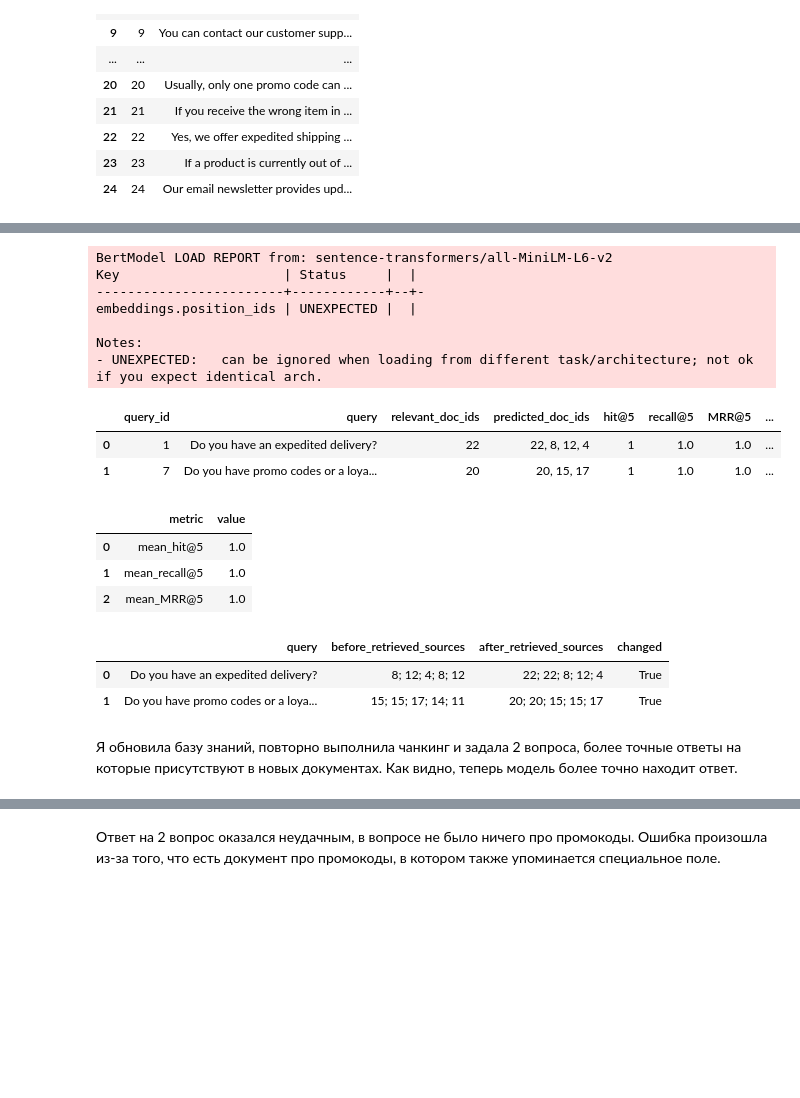
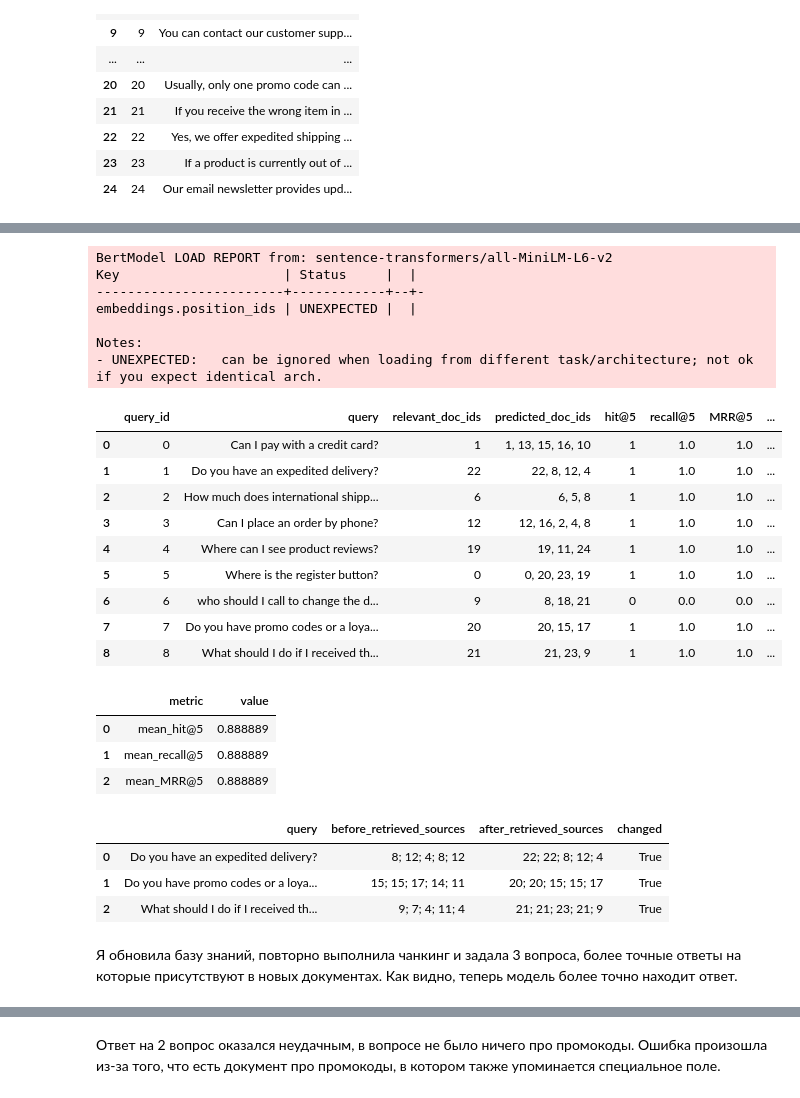
Before and after one commit to Azirafeeva/homeworks, a Jupyter notebook: homeworks/HW14/HW14.ipynb, the cells around one changed output, grey strips where cells are left out. Cells and saved outputs as stored; diff of their text form; code cells hidden in the pictures; blank space fills up the shorter version.

```diff
--- a/homeworks/HW14/HW14.ipynb
+++ b/homeworks/HW14/HW14.ipynb
@@ -648,44 +662,64 @@ for query in queries:
+# %%
+updated_queries = [
+    {"query_id": 0, "query": "Can I pay with a credit card?", "relevant_doc_ids": ["1"]},
+    {"query_id": 1, "query": "Do you have an expedited delivery?", "relevant_doc_ids": ["22"]},
+    {"query_id": 2, "query": "How much does international shipping cost?", "relevant_doc_ids": ["6"]},
+    {"query_id": 3, "query": "Can I place an order by phone?", "relevant_doc_ids": ["12"]},
+    {"query_id": 4, "query": "Where can I see product reviews?", "relevant_doc_ids": ["19"]},
+    {"query_id": 5, "query": "Where is the register button?", "relevant_doc_ids": ["0"]},
+    {"query_id": 6, "query": "who should I call to change the delivery address?", "relevant_doc_ids": ["9"]},
+    {"query_id": 7, "query": "Do you have promo codes or a loyalty program?", "relevant_doc_ids": ["20"]},
+    {"query_id": 8, "query": "What should I do if I received the wrong product?", "relevant_doc_ids": ["21"]}
+]
 # %%
 artifacts_3 = build_retriever(
     df_docs_updated,
     chunk_size=16,
     overlap=4,
     device=DEVICE,
 )
 
-baseline_eval_3 = evaluate_benchmark(queries, artifacts=artifacts_3, top_k=5)
+baseline_eval_3 = evaluate_benchmark(updated_queries, artifacts=artifacts_3, top_k=5)
 display(baseline_eval_3)
 
 summary_3 = pd.DataFrame(
     {
         "metric": ["mean_hit@5", "mean_recall@5", "mean_MRR@5"],
         "value": [
             baseline_eval_3["hit@5"].mean(),
             baseline_eval_3["recall@5"].mean(),
             baseline_eval_3["MRR@5"].mean(),
         ],
     }
 )
 display(summary_3)
 # %% [output]
 BertModel LOAD REPORT from: sentence-transformers/all-MiniLM-L6-v2
 Key                     | Status     |  |
 ------------------------+------------+--+-
 embeddings.position_ids | UNEXPECTED |  |
 
 Notes:
 - UNEXPECTED:   can be ignored when loading from different task/architecture; not ok if you expect identical arch.
 |  | query_id | query | relevant_doc_ids | predicted_doc_ids | hit@5 | recall@5 | MRR@5 | ... |
-| 0 | 1 | Do you have an expedited delivery? | 22 | 22, 8, 12, 4 | 1 | 1.0 | 1.0 | ... |
-| 1 | 7 | Do you have promo codes or a loya... | 20 | 20, 15, 17 | 1 | 1.0 | 1.0 | ... |
+| 0 | 0 | Can I pay with a credit card? | 1 | 1, 13, 15, 16, 10 | 1 | 1.0 | 1.0 | ... |
+| 1 | 1 | Do you have an expedited delivery? | 22 | 22, 8, 12, 4 | 1 | 1.0 | 1.0 | ... |
+| 2 | 2 | How much does international shipp... | 6 | 6, 5, 8 | 1 | 1.0 | 1.0 | ... |
+| 3 | 3 | Can I place an order by phone? | 12 | 12, 16, 2, 4, 8 | 1 | 1.0 | 1.0 | ... |
+| 4 | 4 | Where can I see product reviews? | 19 | 19, 11, 24 | 1 | 1.0 | 1.0 | ... |
+| 5 | 5 | Where is the register button? | 0 | 0, 20, 23, 19 | 1 | 1.0 | 1.0 | ... |
+| 6 | 6 | who should I call to change the d... | 9 | 8, 18, 21 | 0 | 0.0 | 0.0 | ... |
+| 7 | 7 | Do you have promo codes or a loya... | 20 | 20, 15, 17 | 1 | 1.0 | 1.0 | ... |
+| 8 | 8 | What should I do if I received th... | 21 | 21, 23, 9 | 1 | 1.0 | 1.0 | ... |
 |  | metric | value |
-| 0 | mean_hit@5 | 1.0 |
-| 1 | mean_recall@5 | 1.0 |
-| 2 | mean_MRR@5 | 1.0 |
+| 0 | mean_hit@5 | 0.888889 |
+| 1 | mean_recall@5 | 0.888889 |
+| 2 | mean_MRR@5 | 0.888889 |
 # %%
 comparison_queries = [
     "Do you have an expedited delivery?",
     "Do you have promo codes or a loyalty program?",
+    "What should I do if I received the wrong product?"
 ]
 
 comparison_rows = []
@@ -710,8 +744,9 @@ display(retrieval_before_after_update_df)
 |  | query | before_retrieved_sources | after_retrieved_sources | changed |
 | 0 | Do you have an expedited delivery? | 8; 12; 4; 8; 12 | 22; 22; 8; 12; 4 | True |
 | 1 | Do you have promo codes or a loya... | 15; 15; 17; 14; 11 | 20; 20; 15; 15; 17 | True |
+| 2 | What should I do if I received th... | 9; 7; 4; 11; 4 | 21; 21; 23; 21; 9 | True |
 # %% [markdown]
-Я обновила базу знаний, повторно выполнила чанкинг и задала 2 вопроса, более точные ответы на которые присутствуют в новых документах. Как видно, теперь модель более точно находит ответ.
+Я обновила базу знаний, повторно выполнила чанкинг и задала 3 вопроса, более точные ответы на которые присутствуют в новых документах. Как видно, теперь модель более точно находит ответ.
 # %%
 def split_into_sentences(text: str) -> List[str]:
     parts = re.split(r"(?<=[.!?])\s+", text.strip())
```
Also changed, not shown: parts of 9 cells of this notebook, 3 other files.
